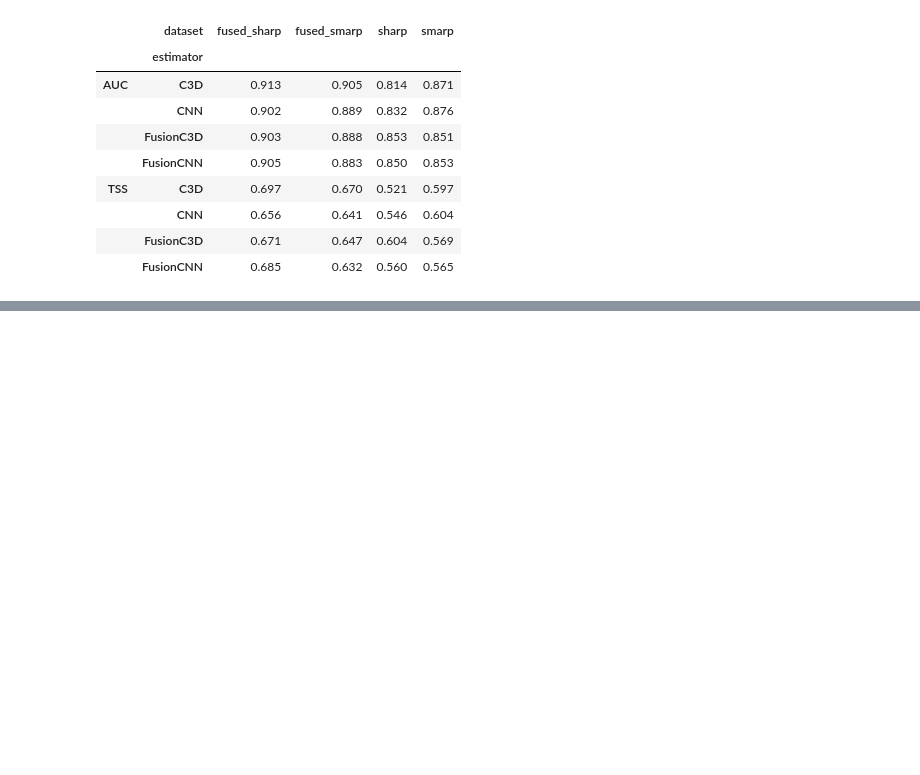
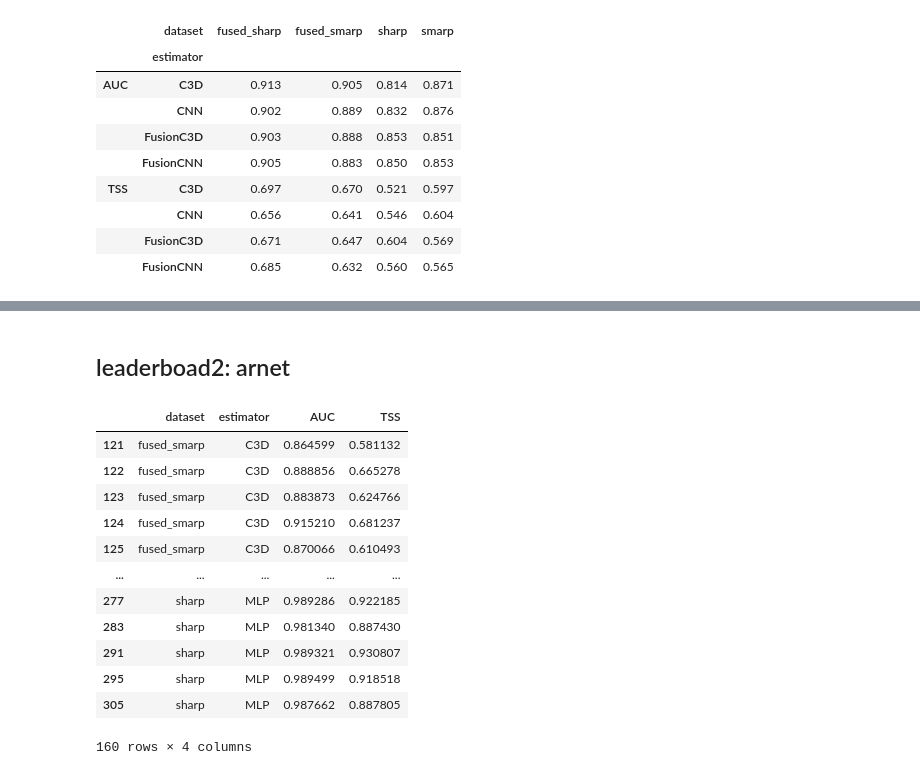
Before and after one commit to ZeyuSun/flare-prediction-smarp, a Jupyter notebook: notebooks/mlflow_results.ipynb, the cells around one changed output, grey strips where cells are left out. Saved outputs shown, nothing was run; the diff lists cells and outputs as text; code cells hidden in the pictures; blank space fills up the shorter version.

```diff
--- a/notebooks/mlflow_results.ipynb
+++ b/notebooks/mlflow_results.ipynb
@@ -374,0 +482,22 @@ style(runs)
+# %% [markdown]
+## leaderboad2: arnet
+# %%
+columns = get_columns('arnet')
+rows = {}
+runs_raw = retrieve('leaderboard2', 'arnet')
+runs = select(runs_raw, columns, rows)
+runs
+# %% [output]
+|  | dataset | estimator | AUC | TSS |
+| 121 | fused_smarp | C3D | 0.864599 | 0.581132 |
+| 122 | fused_smarp | C3D | 0.888856 | 0.665278 |
+| 123 | fused_smarp | C3D | 0.883873 | 0.624766 |
+| 124 | fused_smarp | C3D | 0.915210 | 0.681237 |
+| 125 | fused_smarp | C3D | 0.870066 | 0.610493 |
+| ... | ... | ... | ... | ... |
+| 277 | sharp | MLP | 0.989286 | 0.922185 |
+| 283 | sharp | MLP | 0.981340 | 0.887430 |
+| 291 | sharp | MLP | 0.989321 | 0.930807 |
+| 295 | sharp | MLP | 0.989499 | 0.918518 |
+| 305 | sharp | MLP | 0.987662 | 0.887805 |
+160 rows × 4 columns
```
Also changed, not shown: parts of 15 cells of this notebook, 1 other file.
